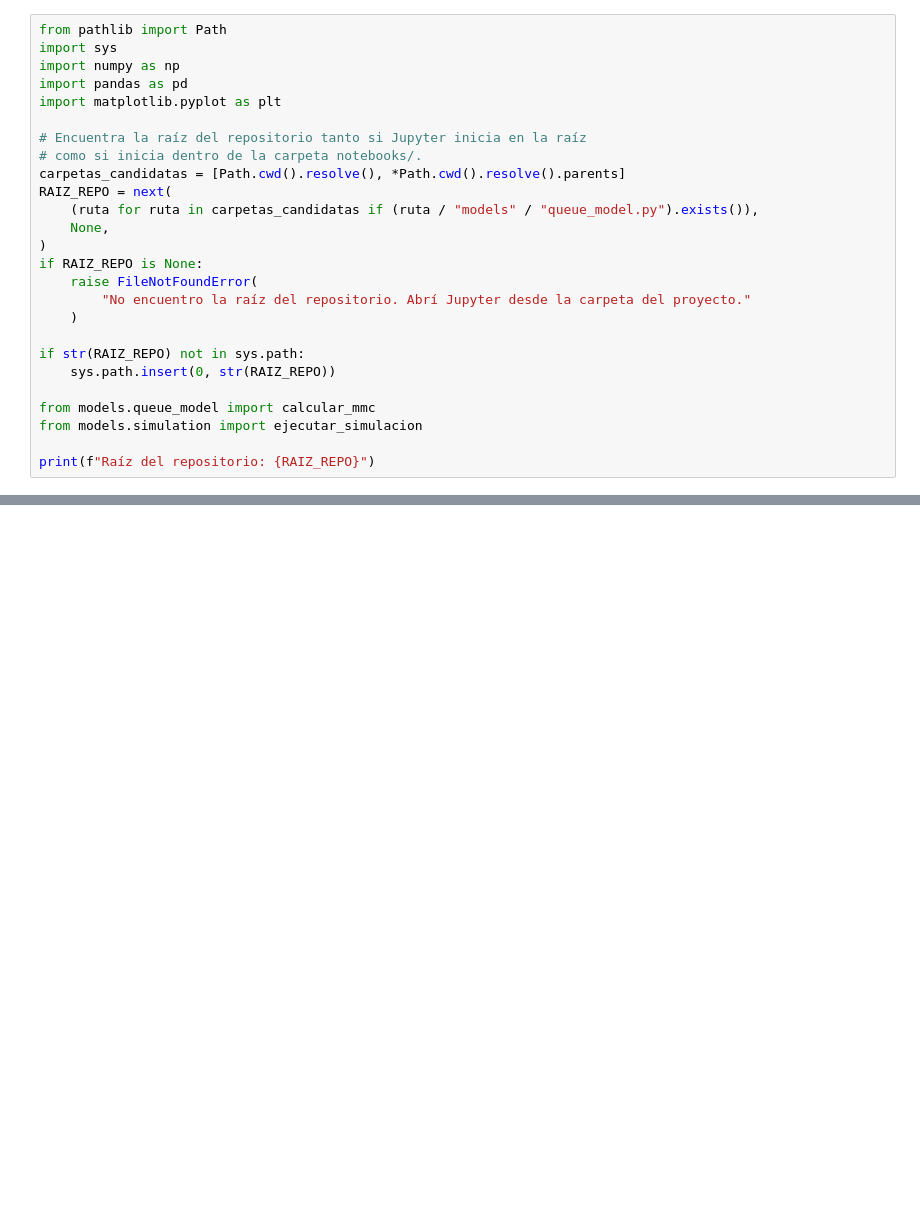
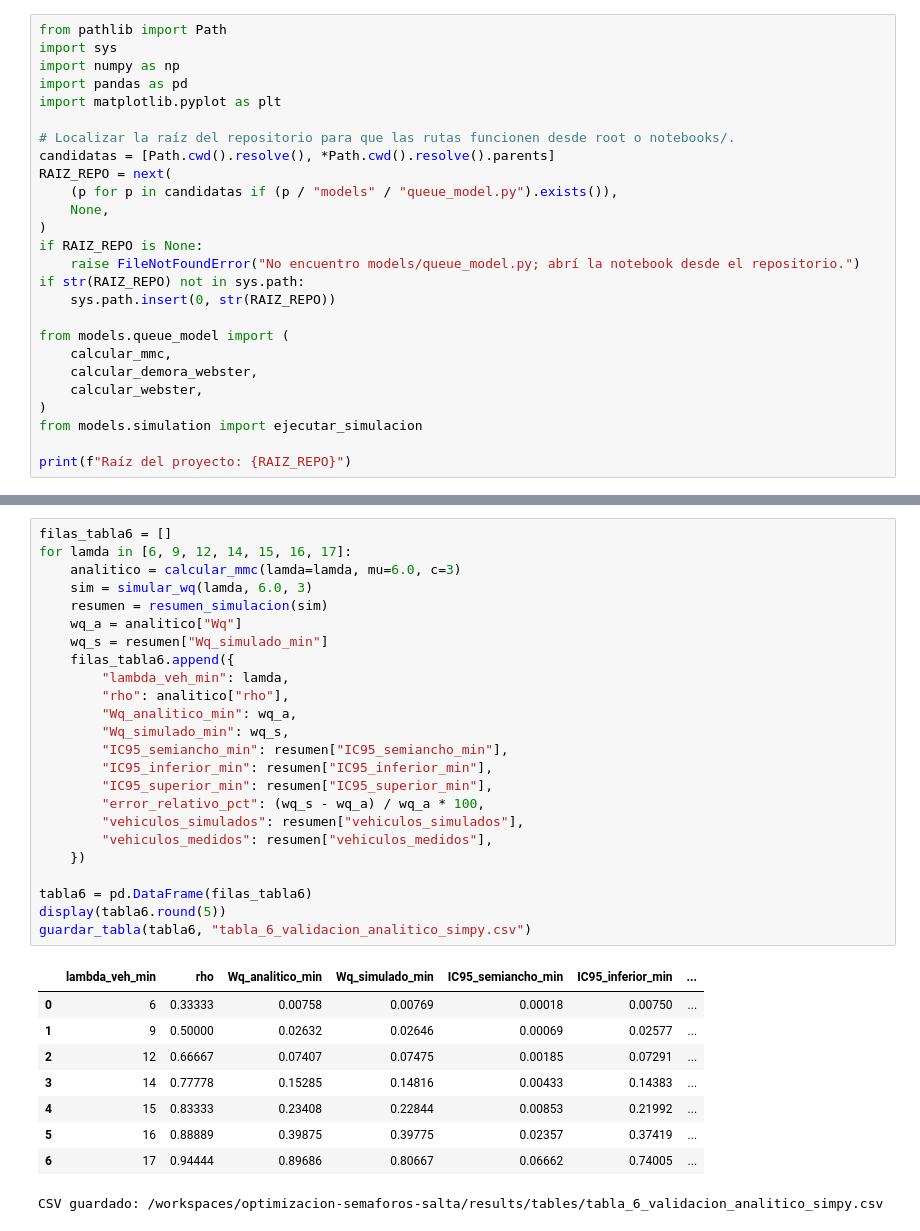
Before and after one commit to Luu-011/optimizacion-semaforos-salta, a Jupyter notebook: notebooks/analisis_corredor.ipynb, the cells around one changed output, grey strips where cells are left out. Saved outputs shown, nothing was run; the diff lists cells and outputs as text; blank space fills up the shorter version.

Commit message:
Agrega experimentos reproducibles y tablas

```diff
--- a/notebooks/analisis_corredor.ipynb
+++ b/notebooks/analisis_corredor.ipynb
@@ -11,23 +13,23 @@ import numpy as np
 import pandas as pd
 import matplotlib.pyplot as plt
 
-# Encuentra la raíz del repositorio tanto si Jupyter inicia en la raíz
-# como si inicia dentro de la carpeta notebooks/.
-carpetas_candidatas = [Path.cwd().resolve(), *Path.cwd().resolve().parents]
+# Localizar la raíz del repositorio para que las rutas funcionen desde root o notebooks/.
+candidatas = [Path.cwd().resolve(), *Path.cwd().resolve().parents]
 RAIZ_REPO = next(
-    (ruta for ruta in carpetas_candidatas if (ruta / "models" / "queue_model.py").exists()),
+    (p for p in candidatas if (p / "models" / "queue_model.py").exists()),
     None,
 )
 if RAIZ_REPO is None:
-    raise FileNotFoundError(
-        "No encuentro la raíz del repositorio. Abrí Jupyter desde la carpeta del proyecto."
-    )
-
+    raise FileNotFoundError("No encuentro models/queue_model.py; abrí la notebook desde el repositorio.")
 if str(RAIZ_REPO) not in sys.path:
     sys.path.insert(0, str(RAIZ_REPO))
 
-from models.queue_model import calcular_mmc
+from models.queue_model import (
+    calcular_mmc,
+    calcular_demora_webster,
+    calcular_webster,
+)
 from models.simulation import ejecutar_simulacion
 
-print(f"Raíz del repositorio: {RAIZ_REPO}")
+print(f"Raíz del proyecto: {RAIZ_REPO}")
 # %% [output]
@@ -206,0 +95,34 @@ Figura guardada en: /workspaces/optimizacion-semaforos-salta/results/figures/sen
+# %%
+filas_tabla6 = []
+for lamda in [6, 9, 12, 14, 15, 16, 17]:
+    analitico = calcular_mmc(lamda=lamda, mu=6.0, c=3)
+    sim = simular_wq(lamda, 6.0, 3)
+    resumen = resumen_simulacion(sim)
+    wq_a = analitico["Wq"]
+    wq_s = resumen["Wq_simulado_min"]
+    filas_tabla6.append({
+        "lambda_veh_min": lamda,
+        "rho": analitico["rho"],
+        "Wq_analitico_min": wq_a,
+        "Wq_simulado_min": wq_s,
+        "IC95_semiancho_min": resumen["IC95_semiancho_min"],
+        "IC95_inferior_min": resumen["IC95_inferior_min"],
+        "IC95_superior_min": resumen["IC95_superior_min"],
+        "error_relativo_pct": (wq_s - wq_a) / wq_a * 100,
+        "vehiculos_simulados": resumen["vehiculos_simulados"],
+        "vehiculos_medidos": resumen["vehiculos_medidos"],
+    })
+
+tabla6 = pd.DataFrame(filas_tabla6)
+display(tabla6.round(5))
+guardar_tabla(tabla6, "tabla_6_validacion_analitico_simpy.csv")
+# %% [output]
+|  | lambda_veh_min | rho | Wq_analitico_min | Wq_simulado_min | IC95_semiancho_min | IC95_inferior_min | ... |
+| 0 | 6 | 0.33333 | 0.00758 | 0.00769 | 0.00018 | 0.00750 | ... |
+| 1 | 9 | 0.50000 | 0.02632 | 0.02646 | 0.00069 | 0.02577 | ... |
+| 2 | 12 | 0.66667 | 0.07407 | 0.07475 | 0.00185 | 0.07291 | ... |
+| 3 | 14 | 0.77778 | 0.15285 | 0.14816 | 0.00433 | 0.14383 | ... |
+| 4 | 15 | 0.83333 | 0.23408 | 0.22844 | 0.00853 | 0.21992 | ... |
+| 5 | 16 | 0.88889 | 0.39875 | 0.39775 | 0.02357 | 0.37419 | ... |
+| 6 | 17 | 0.94444 | 0.89686 | 0.80667 | 0.06662 | 0.74005 | ... |
+CSV guardado: /workspaces/optimizacion-semaforos-salta/results/tables/tabla_6_validacion_analitico_simpy.csv
```
Also changed, not shown: parts of 28 cells of this notebook, 8 other files.
